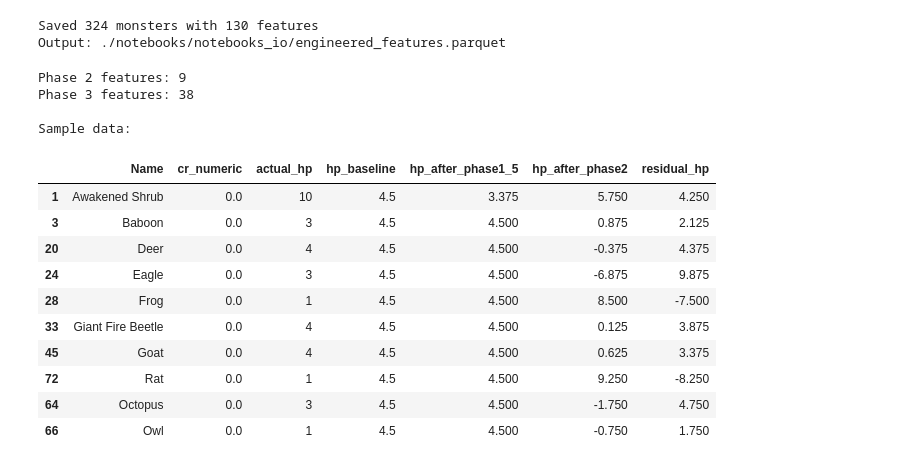
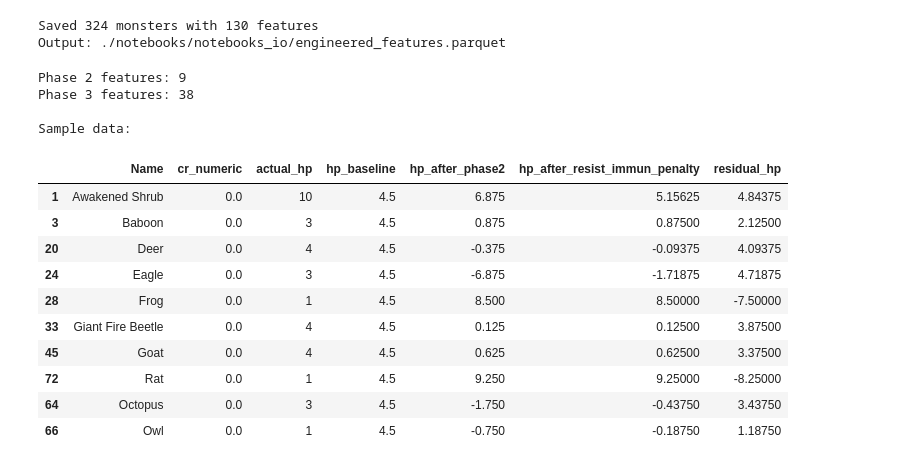
Before and after one commit to conorbarryhoke/matrix_v0, a Jupyter notebook: notebooks/1_feature_engineering.ipynb, the cells around one changed output. Drawn from its saved outputs; the diff is of its cells as text; code cells hidden in the pictures.

```diff
--- a/notebooks/1_feature_engineering.ipynb
+++ b/notebooks/1_feature_engineering.ipynb
@@ -718,24 +708,46 @@ CR 11-16:  27 monsters
 CR > 16:   20 monsters
 # %%
 def apply_phase2_penalties(df_tier, tier_key):
-    """Apply Phase 2 penalties to a CR tier dataframe.
+    """Apply Phase 2 penalties and then resistance/immunity penalties.
 
-    Gets to "residual HP
+    New calculation order:
+    1. Phase 2: Combat stat penalties (starting from hp_after_phase1)
+    2. Resistance/Immunity penalties (based on hp_after_phase2)
+    3. Calculate scaled features from hp_after_resist_immun_penalty
+    4. Calculate residual HP
     """
     penalties = PHASE2_PENALTIES[tier_key]
 
-    df_tier['hp_after_phase2'] = df_tier['hp_after_phase1_5'].copy()
+    # Phase 2: Apply combat stat penalties starting from hp_after_phase1
+    df_tier['hp_after_phase2'] = df_tier['hp_after_phase1'].copy()
     for feature, penalty in penalties.items():
         if feature in df_tier.columns:
             df_tier['hp_after_phase2'] += df_tier[feature] * penalty
 
-    # Calculate scaled features
-    df_tier['has_legendary_resistance_scaled'] = df_tier['has_legendary_resistance'] * df_tier['hp_after_phase2']
-    df_tier['has_magic_resistance_scaled'] = df_tier['has_magic_resistance'] * df_tier['hp_after_phase2']
-    df_tier['has_regeneration_scaled'] = df_tier['has_regeneration'] * df_tier['hp_after_phase2']
+    # Apply resistance/immunity penalties AFTER Phase 2
+    df_tier['resistance_penalty'] = (
+        df_tier['resistance_multiplier'] *
+        df_tier['hp_after_phase2'] *
+        (df_tier['resistance_count'] > 0)
+    )
+    df_tier['immunity_penalty'] = (
+        df_tier['immunity_multiplier'] *
+        df_tier['hp_after_phase2'] *
+        (df_tier['immunity_count'] > 0)
+    )
+    df_tier['total_defensive_penalty'] = (
+        df_tier['immunity_penalty'] + df_tier['resistance_penalty']
+    ).clip(upper=0.75 * df_tier['hp_after_phase2'])
 
-    # Calculate residual HP
-    df_tier['residual_hp'] = df_tier['actual_hp'] - df_tier['hp_after_phase2']
+    df_tier['hp_after_resist_immun_penalty'] = df_tier['hp_after_phase2'] - df_tier['total_defensive_penalty']
+
+    # Calculate scaled features from hp_after_resist_immun_penalty
+    df_tier['has_legendary_resistance_scaled'] = df_tier['has_legendary_resistance'] * df_tier['hp_after_resist_immun_penalty']
+    df_tier['has_magic_resistance_scaled'] = df_tier['has_magic_resistance'] * df_tier['hp_after_resist_immun_penalty']
+    df_tier['has_regeneration_scaled'] = df_tier['has_regeneration'] * df_tier['hp_after_resist_immun_penalty']
+
+    # Calculate residual HP from final value
+    df_tier['residual_hp'] = df_tier['actual_hp'] - df_tier['hp_after_resist_immun_penalty']
 
     return df_tier
 
@@ -746,5 +758,5 @@ df_cr3 = apply_phase2_penalties(df_cr3, 'cr3')
 df_cr4 = apply_phase2_penalties(df_cr4, 'cr4')
 df_cr5 = apply_phase2_penalties(df_cr5, 'cr5')
 
-print("Phase 2 penalties applied to all tiers")
+print("Phase 2 and resistance/immunity penalties applied to all tiers")
 # %% [output]
@@ -859,23 +871,23 @@ Output: ./notebooks/notebooks_io/engineered_features.parquet
 # %%
 # Summary of key features
 phase3_features = get_phase3_features()
 print(f"\nPhase 2 features: {len(PHASE2_FEATURES)}")
 print(f"Phase 3 features: {len(phase3_features)}")
 print(f"\nSample data:")
-df_engineered[['Name', 'cr_numeric', 'actual_hp', 'hp_baseline', 'hp_after_phase1_5', 'hp_after_phase2', 'residual_hp']].head(10)
+df_engineered[['Name', 'cr_numeric', 'actual_hp', 'hp_baseline', 'hp_after_phase2', 'hp_after_resist_immun_penalty', 'residual_hp']].head(10)
 # %% [output]
 Phase 2 features: 9
 Phase 3 features: 38
 
 Sample data:
-|  | Name | cr_numeric | actual_hp | hp_baseline | hp_after_phase1_5 | hp_after_phase2 | residual_hp |
-| 1 | Awakened Shrub | 0.0 | 10 | 4.5 | 3.375 | 5.750 | 4.250 |
-| 3 | Baboon | 0.0 | 3 | 4.5 | 4.500 | 0.875 | 2.125 |
-| 20 | Deer | 0.0 | 4 | 4.5 | 4.500 | -0.375 | 4.375 |
-| 24 | Eagle | 0.0 | 3 | 4.5 | 4.500 | -6.875 | 9.875 |
-| 28 | Frog | 0.0 | 1 | 4.5 | 4.500 | 8.500 | -7.500 |
-| 33 | Giant Fire Beetle | 0.0 | 4 | 4.5 | 4.500 | 0.125 | 3.875 |
-| 45 | Goat | 0.0 | 4 | 4.5 | 4.500 | 0.625 | 3.375 |
-| 72 | Rat | 0.0 | 1 | 4.5 | 4.500 | 9.250 | -8.250 |
-| 64 | Octopus | 0.0 | 3 | 4.5 | 4.500 | -1.750 | 4.750 |
-| 66 | Owl | 0.0 | 1 | 4.5 | 4.500 | -0.750 | 1.750 |
+|  | Name | cr_numeric | actual_hp | hp_baseline | hp_after_phase2 | hp_after_resist_immun_penalty | residual_hp |
+| 1 | Awakened Shrub | 0.0 | 10 | 4.5 | 6.875 | 5.15625 | 4.84375 |
+| 3 | Baboon | 0.0 | 3 | 4.5 | 0.875 | 0.87500 | 2.12500 |
+| 20 | Deer | 0.0 | 4 | 4.5 | -0.375 | -0.09375 | 4.09375 |
+| 24 | Eagle | 0.0 | 3 | 4.5 | -6.875 | -1.71875 | 4.71875 |
+| 28 | Frog | 0.0 | 1 | 4.5 | 8.500 | 8.50000 | -7.50000 |
+| 33 | Giant Fire Beetle | 0.0 | 4 | 4.5 | 0.125 | 0.12500 | 3.87500 |
+| 45 | Goat | 0.0 | 4 | 4.5 | 0.625 | 0.62500 | 3.37500 |
+| 72 | Rat | 0.0 | 1 | 4.5 | 9.250 | 9.25000 | -8.25000 |
+| 64 | Octopus | 0.0 | 3 | 4.5 | -1.750 | -0.43750 | 3.43750 |
+| 66 | Owl | 0.0 | 1 | 4.5 | -0.750 | -0.18750 | 1.18750 |
```
Also changed, not shown: parts of 9 cells of this notebook, 15 other files.
